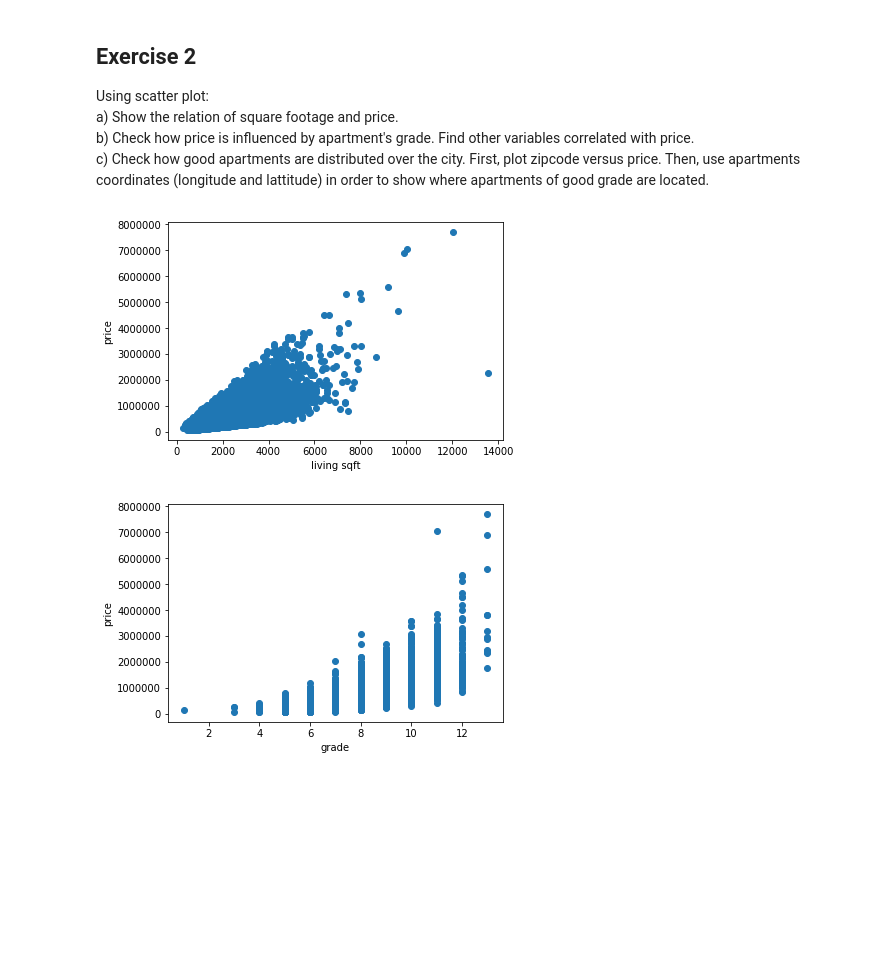
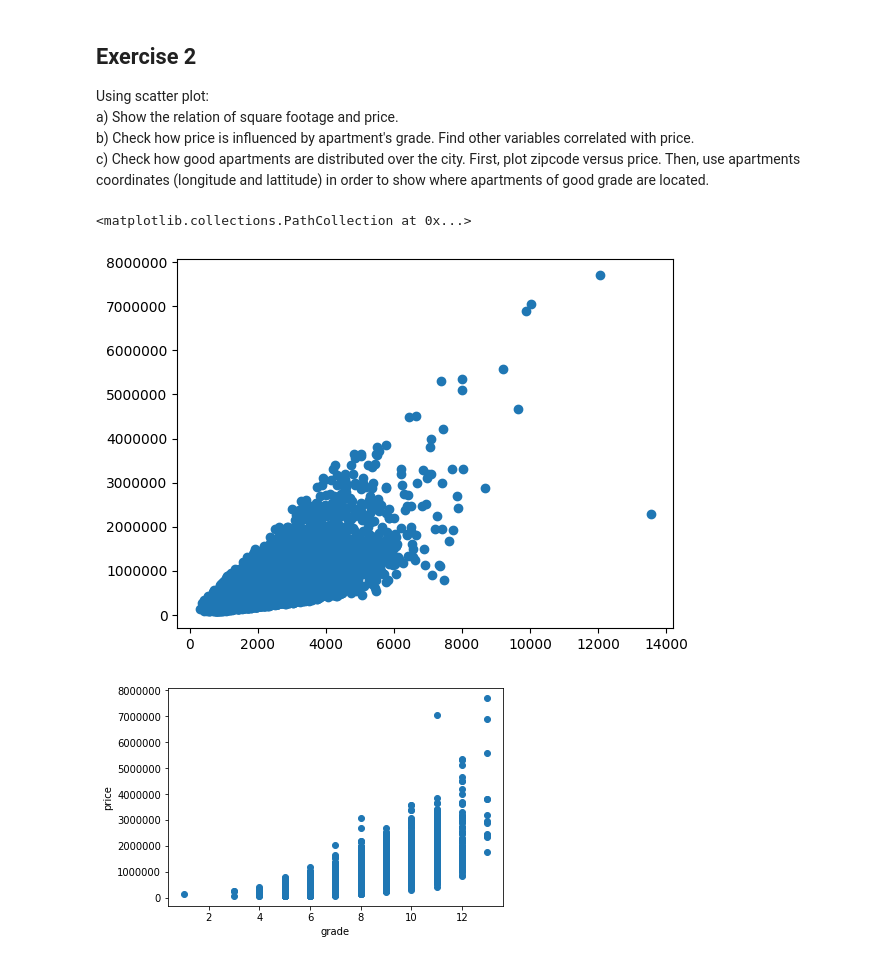
Before and after one commit to jqbpoz/Data-Analyst-UJ, a Jupyter notebook: Assignment_1.ipynb, the cells around one changed output. Cells and saved outputs as stored; diff of their text form; code cells hidden in the pictures; blank space fills up the shorter version.

```diff
--- a/Assignment_1.ipynb
+++ b/Assignment_1.ipynb
@@ -61,11 +61,14 @@ c) Check how good apartments are distributed over the city. First, plot zipcode
 # %%
 #a)
 #Your code:
-
-
+x = df["sqft_living"]
+y = df["price"]
+plt.ticklabel_format(style='plain', axis='y')
+plt.scatter(x,y)
 #Hint plt.scatter
 # %% [output]
+<matplotlib.collections.PathCollection at 0x...>
-[figure, old version]
+[figure, new version]
 # %%
 #b)
 #Your code:
```
Also changed, not shown: parts of 1 cell of this notebook.
